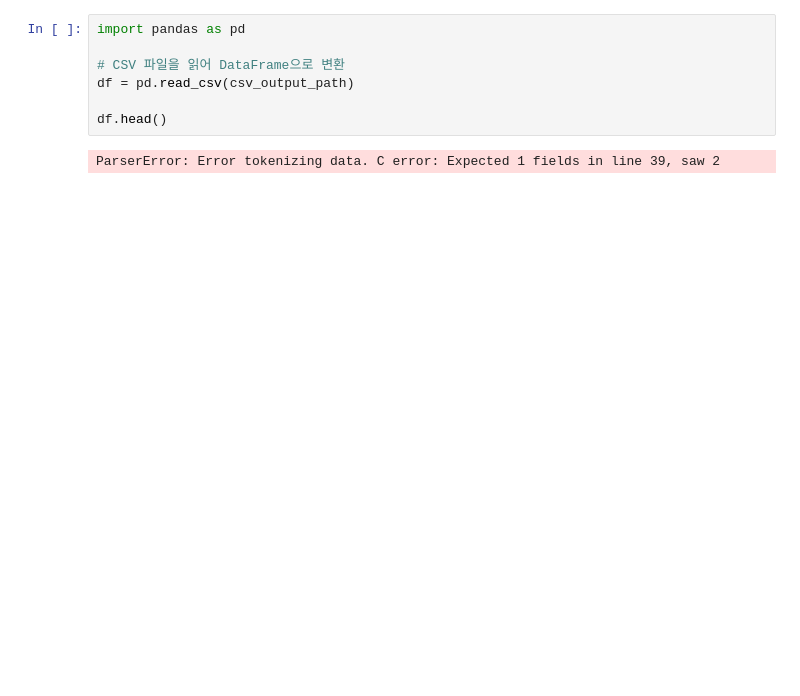
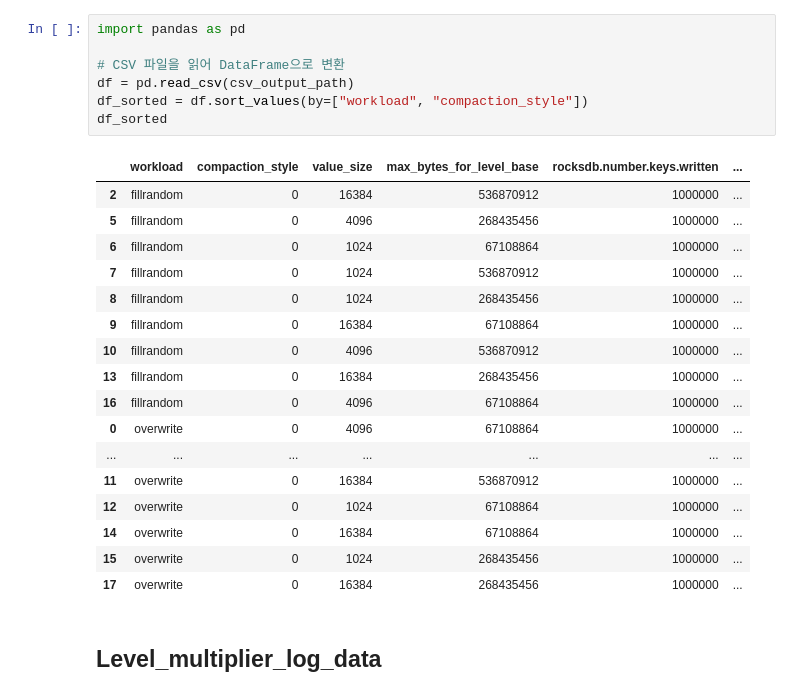
Before and after one commit to yrc00/opensource_sw_analysis, a Jupyter notebook: Lab1/H1/h1_analysis.ipynb, the cells around one changed output. Drawn from its saved outputs; the diff is of its cells as text; blank space fills up the shorter version.

```diff
--- a/Lab1/H1/h1_analysis.ipynb
+++ b/Lab1/H1/h1_analysis.ipynb
@@ -118,9 +66,27 @@ CSV 변환이 완료되었습니다.
 # %%
 import pandas as pd
 
 # CSV 파일을 읽어 DataFrame으로 변환
 df = pd.read_csv(csv_output_path)
-
-df.head()
+df_sorted = df.sort_values(by=["workload", "compaction_style"])
+df_sorted
 # %% [output]
-ParserError: Error tokenizing data. C error: Expected 1 fields in line 39, saw 2
+|  | workload | compaction_style | value_size | max_bytes_for_level_base | rocksdb.number.keys.written | ... |
+| 2 | fillrandom | 0 | 16384 | 536870912 | 1000000 | ... |
+| 5 | fillrandom | 0 | 4096 | 268435456 | 1000000 | ... |
+| 6 | fillrandom | 0 | 1024 | 67108864 | 1000000 | ... |
+| 7 | fillrandom | 0 | 1024 | 536870912 | 1000000 | ... |
+| 8 | fillrandom | 0 | 1024 | 268435456 | 1000000 | ... |
+| 9 | fillrandom | 0 | 16384 | 67108864 | 1000000 | ... |
+| 10 | fillrandom | 0 | 4096 | 536870912 | 1000000 | ... |
+| 13 | fillrandom | 0 | 16384 | 268435456 | 1000000 | ... |
+| 16 | fillrandom | 0 | 4096 | 67108864 | 1000000 | ... |
+| 0 | overwrite | 0 | 4096 | 67108864 | 1000000 | ... |
+| ... | ... | ... | ... | ... | ... | ... |
+| 11 | overwrite | 0 | 16384 | 536870912 | 1000000 | ... |
+| 12 | overwrite | 0 | 1024 | 67108864 | 1000000 | ... |
+| 14 | overwrite | 0 | 16384 | 67108864 | 1000000 | ... |
+| 15 | overwrite | 0 | 1024 | 268435456 | 1000000 | ... |
+| 17 | overwrite | 0 | 16384 | 268435456 | 1000000 | ... |
+# %% [markdown]
+## Level_multiplier_log_data
```
Also changed, not shown: parts of 8 cells of this notebook, 45 other files.
